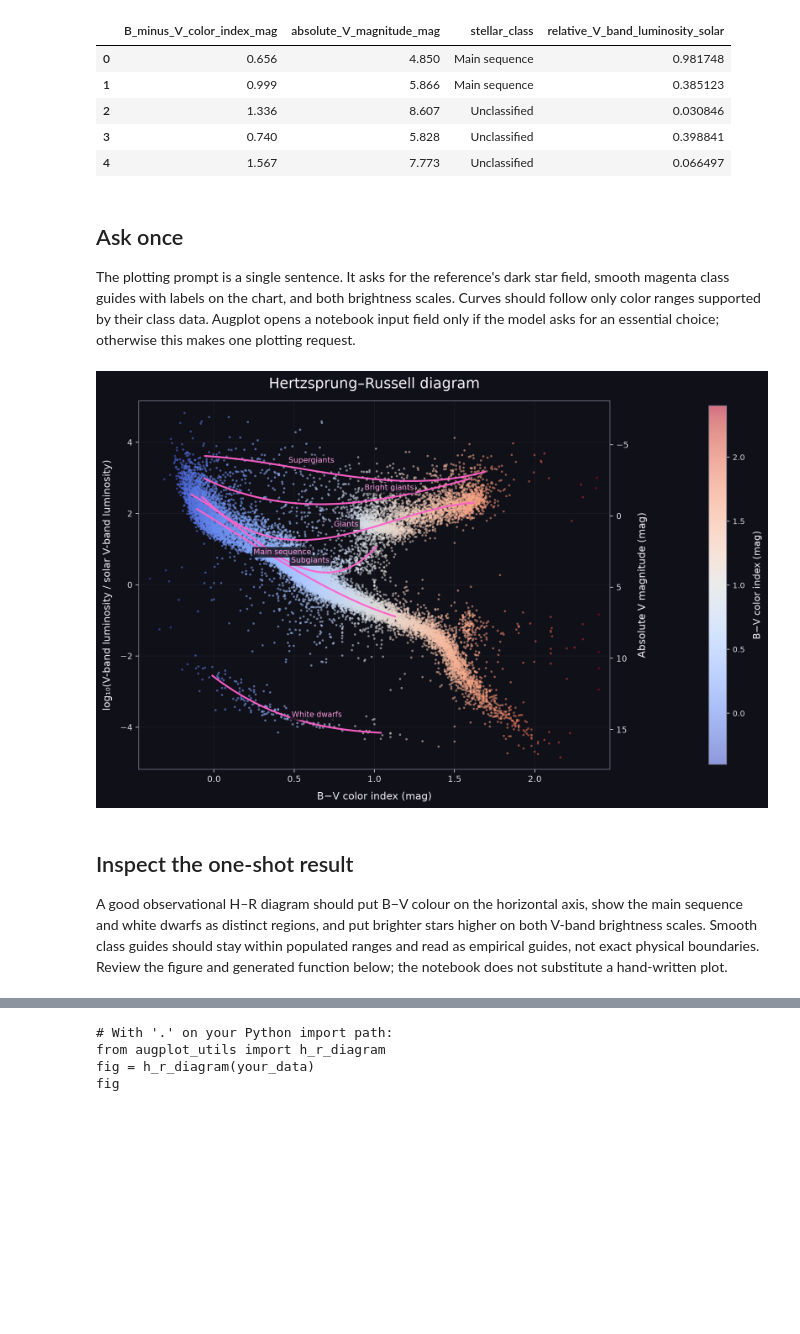
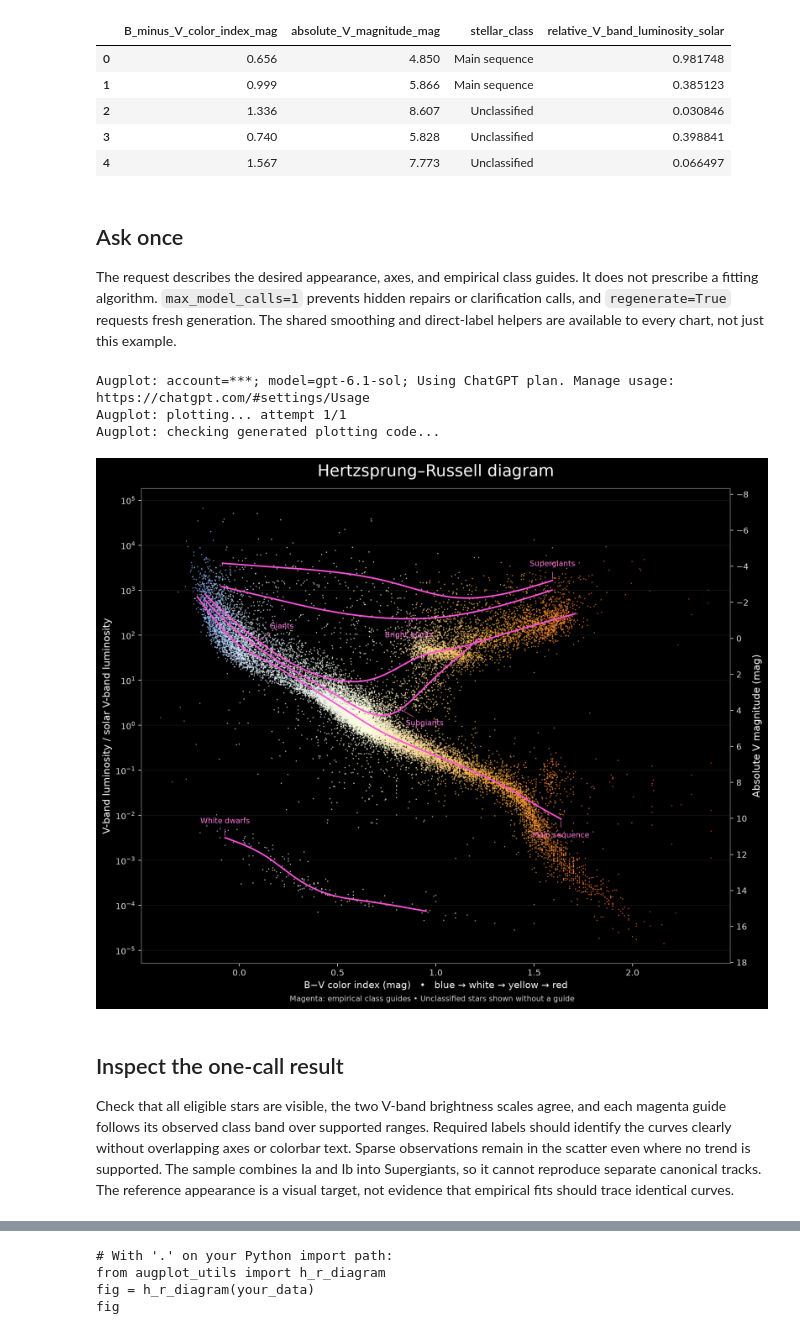
Before and after one commit to egpand/augplot, a Jupyter notebook: examples/hertzsprung-russell-one-shot.ipynb, the cells around one changed output, grey strips where cells are left out. Saved outputs shown, nothing was run; the diff lists cells and outputs as text; code cells hidden in the pictures; blank space fills up the shorter version.

Commit message:
Stabilize complex one-call plots and refresh HR demo

```diff
--- a/examples/hertzsprung-russell-one-shot.ipynb
+++ b/examples/hertzsprung-russell-one-shot.ipynb
@@ -95,21 +93,27 @@ Supergiants        119
 # %% [markdown]
 ## Ask once
 
-The plotting prompt is a single sentence. It asks for the reference's dark star field, smooth magenta class guides with labels on the chart, and both brightness scales. Curves should follow only color ranges supported by their class data. Augplot opens a notebook input field only if the model asks for an essential choice; otherwise this makes one plotting request.
+The request describes the desired appearance, axes, and empirical class guides. It does not prescribe a fitting algorithm. `max_model_calls=1` prevents hidden repairs or clarification calls, and `regenerate=True` requests fresh generation. The shared smoothing and direct-label helpers are available to every chart, not just this example.
 # %%
 request = (
-    "Make a classic dark H–R diagram of all stars colored by B−V, with log V-band "
-    "luminosity left and magnitude right, plus smooth magenta low-degree curves fitted "
-    "to binned medians for main sequence, subgiants, giants, bright giants, "
-    "supergiants, and white dwarfs, directly labeled over populated color ranges."
+    "Make a classic H–R diagram on black with tiny blue–white–yellow–red stars colored "
+    "by B−V, logarithmic V-band luminosity in solar units left and absolute V magnitude "
+    "right, plus smooth magenta empirical guides for each classified stellar group, "
+    "directly labeled over supported color ranges; exclude Unclassified from guides."
 )
-chart = ap.plot(stars, prompt=request, backend="matplotlib")
+chart = ap.plot(
+    stars, prompt=request, backend="matplotlib", max_model_calls=1,
+    regenerate=True, timeout=240,
+)
 # %% [output]
+Augplot: account=***; model=gpt-6.1-sol; Using ChatGPT plan. Manage usage: https://chatgpt.com/#settings/Usage
+Augplot: plotting... attempt 1/1
+Augplot: checking generated plotting code...
-[figure, old version]
+[figure, new version]
 # %% [markdown]
-## Inspect the one-shot result
+## Inspect the one-call result
 
-A good observational H–R diagram should put B−V colour on the horizontal axis, show the main sequence and white dwarfs as distinct regions, and put brighter stars higher on both V-band brightness scales. Smooth class guides should stay within populated ranges and read as empirical guides, not exact physical boundaries. Review the figure and generated function below; the notebook does not substitute a hand-written plot.
+Check that all eligible stars are visible, the two V-band brightness scales agree, and each magenta guide follows its observed class band over supported ranges. Required labels should identify the curves clearly without overlapping axes or colorbar text. Sparse observations remain in the scatter even where no trend is supported. The sample combines Ia and Ib into Supergiants, so it cannot reproduce separate canonical tracks. The reference appearance is a visual target, not evidence that empirical fits should trace identical curves.
 # %%
 from IPython.display import Code, display
 
```
Also changed, not shown: parts of 5 cells of this notebook, 28 other files.
